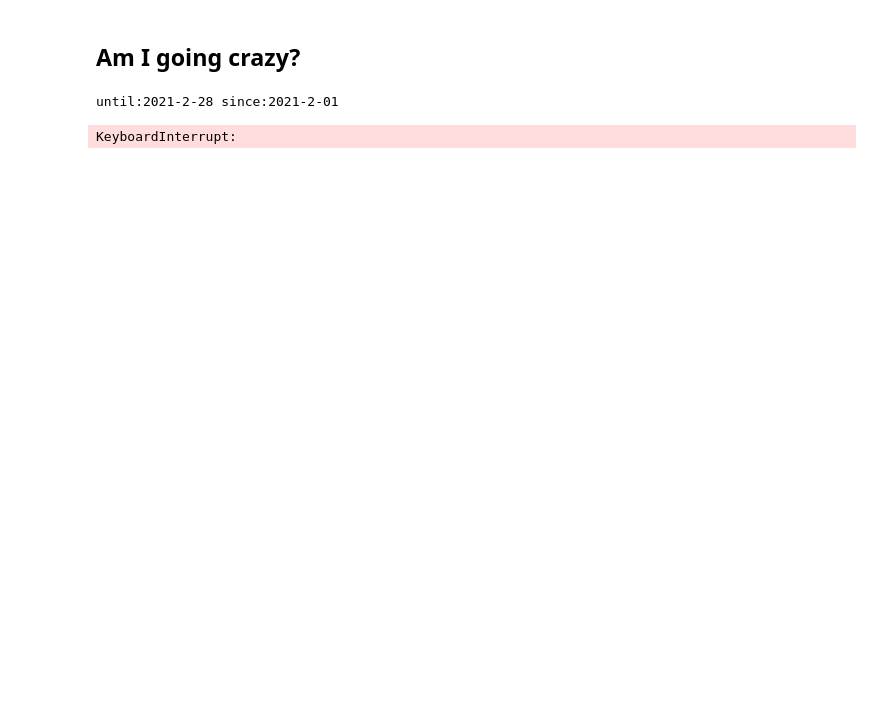
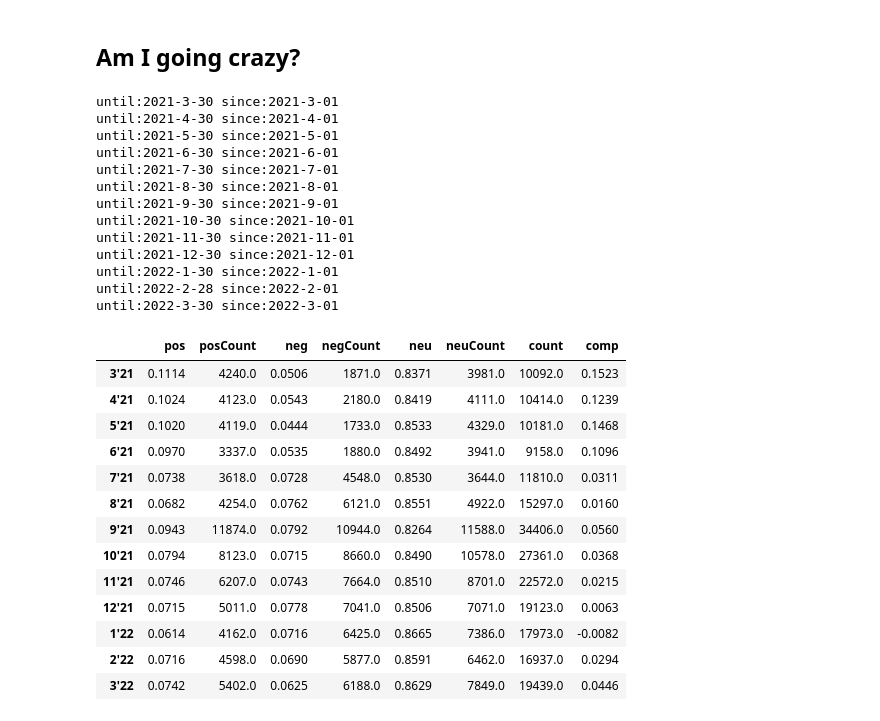
Before and after one commit to Azal-Amer/DataScienceTutorial, a Jupyter notebook: Minority Sentiment/collegeSentiment.ipynb, the cells around one changed output. Saved outputs shown, nothing was run; the diff lists cells and outputs as text; code cells hidden in the pictures; blank space fills up the shorter version.

```diff
--- a/Minority Sentiment/collegeSentiment.ipynb
+++ b/Minority Sentiment/collegeSentiment.ipynb
@@ -203,33 +210,60 @@ for month in range(1,14):
 
     pos = average(posList)
     neg = average(negList)
     neu = average(neuList)
     comp = average(compList)
     count = posCount+negCount+neuCount
     tweetlist=pd.DataFrame(tweetlist)
     tw_list = pd.DataFrame(tweetlist)
     tw_list["text"] = tw_list[0]
 
     #Removing RT, Punctuation etc
     remove_rt = lambda x: re.sub('RT @\w+: '," ",x)
     rt = lambda x: re.sub("(@[A-Za-z0-9]+)|([^0-9A-Za-z \t])|(\w+:\/\/\S+)"," ", x)
+    punctuation_included_list = tw_list.copy()
     tw_list["text"] = tw_list.text.map(remove_rt).map(rt)
     tw_list["text"] = tw_list.text.str.lower()
     tw_list.head(tweetlist.shape[0])
-    topWords = topwords(tw_list,50,5)
+    topWords = topwords(tw_list,punctuation_included_list,50,50)
+
     topWords.insert(0,'Month',f'{monthy}\'{str(year)[2:]}',0)
     if(len(posList) > 0):
         collegeDF.loc[f'{monthy}\'{str(year)[2:]}'] = [pos,posCount,neg,negCount,neu,neuCount,count,comp]
         wordDB = pd.concat([wordDB,topWords],axis=0)
     else:
         print(f'{month} returned no tweets')
 # delete the second index of cityDict
 # make a new dictionary identical to countyDict but without the second index
 wordDB.set_index(['Month','keyword'],inplace=True)
 collegeDF.to_csv(os.path.join(file_path,f'{keyword}_sentiment_analysis.csv'))
 wordDB.to_csv(os.path.join(file_path,f'{keyword} tweet info.csv'))
 
 collegeDF
 # %% [output]
-until:2021-2-28 since:2021-2-01
+until:2021-3-30 since:2021-3-01
+until:2021-4-30 since:2021-4-01
+until:2021-5-30 since:2021-5-01
+until:2021-6-30 since:2021-6-01
+until:2021-7-30 since:2021-7-01
+until:2021-8-30 since:2021-8-01
+until:2021-9-30 since:2021-9-01
+until:2021-10-30 since:2021-10-01
+until:2021-11-30 since:2021-11-01
+until:2021-12-30 since:2021-12-01
+until:2022-1-30 since:2022-1-01
+until:2022-2-28 since:2022-2-01
+until:2022-3-30 since:2022-3-01
-KeyboardInterrupt:
+|  | pos | posCount | neg | negCount | neu | neuCount | count | comp |
+| 3'21 | 0.1114 | 4240.0 | 0.0506 | 1871.0 | 0.8371 | 3981.0 | 10092.0 | 0.1523 |
+| 4'21 | 0.1024 | 4123.0 | 0.0543 | 2180.0 | 0.8419 | 4111.0 | 10414.0 | 0.1239 |
+| 5'21 | 0.1020 | 4119.0 | 0.0444 | 1733.0 | 0.8533 | 4329.0 | 10181.0 | 0.1468 |
+| 6'21 | 0.0970 | 3337.0 | 0.0535 | 1880.0 | 0.8492 | 3941.0 | 9158.0 | 0.1096 |
+| 7'21 | 0.0738 | 3618.0 | 0.0728 | 4548.0 | 0.8530 | 3644.0 | 11810.0 | 0.0311 |
+| 8'21 | 0.0682 | 4254.0 | 0.0762 | 6121.0 | 0.8551 | 4922.0 | 15297.0 | 0.0160 |
+| 9'21 | 0.0943 | 11874.0 | 0.0792 | 10944.0 | 0.8264 | 11588.0 | 34406.0 | 0.0560 |
+| 10'21 | 0.0794 | 8123.0 | 0.0715 | 8660.0 | 0.8490 | 10578.0 | 27361.0 | 0.0368 |
+| 11'21 | 0.0746 | 6207.0 | 0.0743 | 7664.0 | 0.8510 | 8701.0 | 22572.0 | 0.0215 |
+| 12'21 | 0.0715 | 5011.0 | 0.0778 | 7041.0 | 0.8506 | 7071.0 | 19123.0 | 0.0063 |
+| 1'22 | 0.0614 | 4162.0 | 0.0716 | 6425.0 | 0.8665 | 7386.0 | 17973.0 | -0.0082 |
+| 2'22 | 0.0716 | 4598.0 | 0.0690 | 5877.0 | 0.8591 | 6462.0 | 16937.0 | 0.0294 |
+| 3'22 | 0.0742 | 5402.0 | 0.0625 | 6188.0 | 0.8629 | 7849.0 | 19439.0 | 0.0446 |
```
Also changed, not shown: parts of 11 cells of this notebook, 16 other files.
